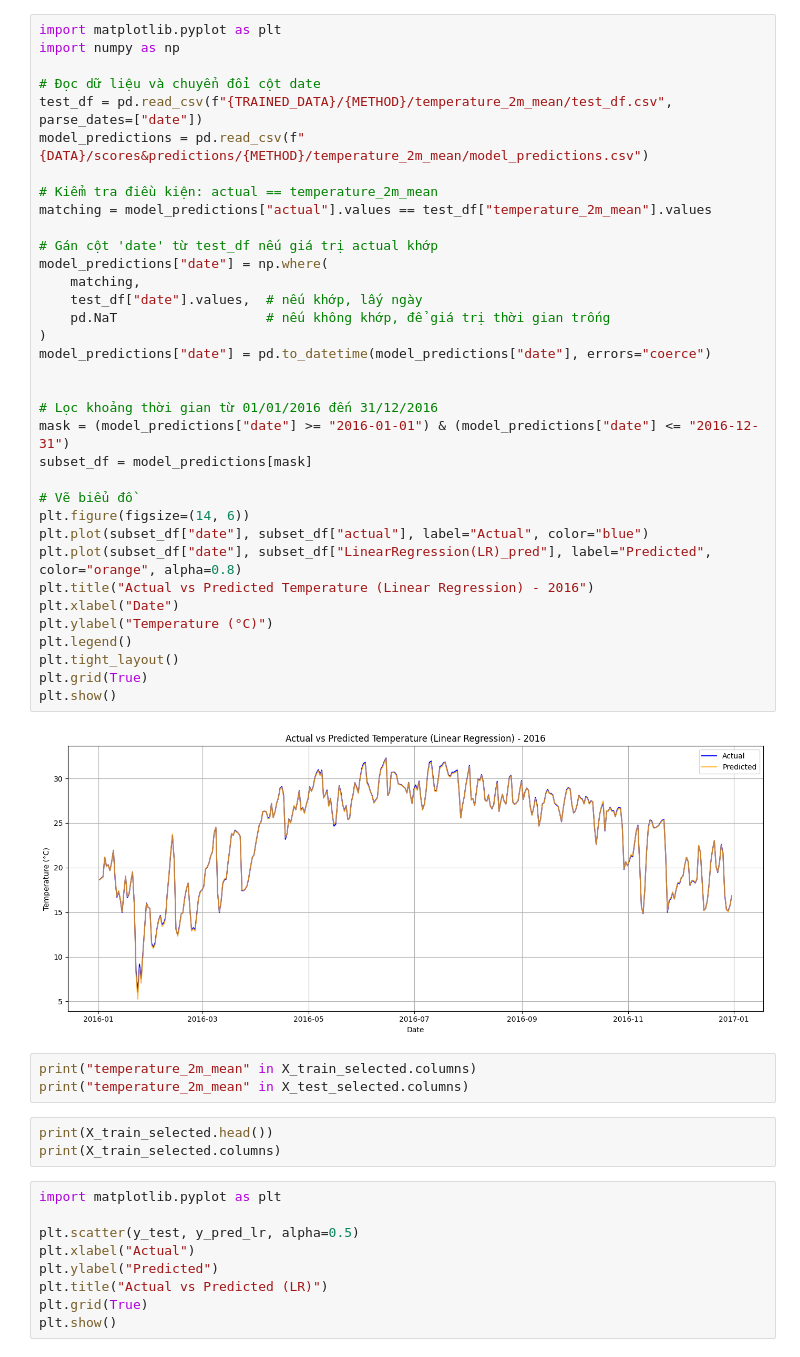
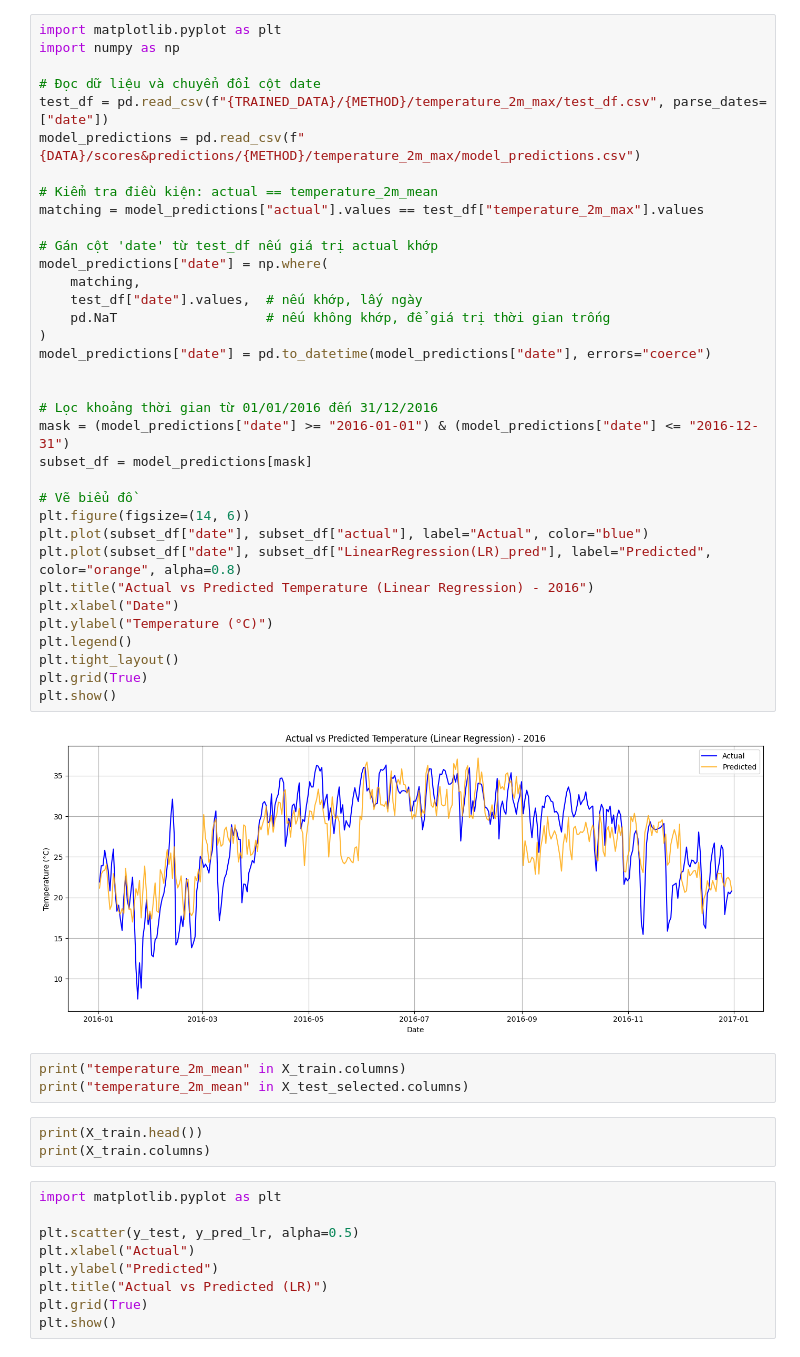
Before and after one commit to hieuDV-IT1-HUST/WeatherForecastML-DM, a Jupyter notebook: notebooks/models/LinearRegression.ipynb, the cells around one changed output. Drawn from its saved outputs; the diff is of its cells as text.

Commit message:
change method selecting features

```diff
--- a/notebooks/models/LinearRegression.ipynb
+++ b/notebooks/models/LinearRegression.ipynb
@@ -91,44 +139,44 @@ import matplotlib.pyplot as plt
 import numpy as np
 
 # Đọc dữ liệu và chuyển đổi cột date
-test_df = pd.read_csv(f"{TRAINED_DATA}/{METHOD}/temperature_2m_mean/test_df.csv", parse_dates=["date"])
-model_predictions = pd.read_csv(f"{DATA}/scores&predictions/{METHOD}/temperature_2m_mean/model_predictions.csv")
+test_df = pd.read_csv(f"{TRAINED_DATA}/{METHOD}/temperature_2m_max/test_df.csv", parse_dates=["date"])
+model_predictions = pd.read_csv(f"{DATA}/scores&predictions/{METHOD}/temperature_2m_max/model_predictions.csv")
 
 # Kiểm tra điều kiện: actual == temperature_2m_mean
-matching = model_predictions["actual"].values == test_df["temperature_2m_mean"].values
+matching = model_predictions["actual"].values == test_df["temperature_2m_max"].values
 
 # Gán cột 'date' từ test_df nếu giá trị actual khớp
 model_predictions["date"] = np.where(
     matching,
     test_df["date"].values,  # nếu khớp, lấy ngày
     pd.NaT                   # nếu không khớp, để giá trị thời gian trống
 )
 model_predictions["date"] = pd.to_datetime(model_predictions["date"], errors="coerce")
 
 
 # Lọc khoảng thời gian từ 01/01/2016 đến 31/12/2016
 mask = (model_predictions["date"] >= "2016-01-01") & (model_predictions["date"] <= "2016-12-31")
 subset_df = model_predictions[mask]
 
 # Vẽ biểu đồ
 plt.figure(figsize=(14, 6))
 plt.plot(subset_df["date"], subset_df["actual"], label="Actual", color="blue")
 plt.plot(subset_df["date"], subset_df["LinearRegression(LR)_pred"], label="Predicted", color="orange", alpha=0.8)
 plt.title("Actual vs Predicted Temperature (Linear Regression) - 2016")
 plt.xlabel("Date")
 plt.ylabel("Temperature (°C)")
 plt.legend()
 plt.tight_layout()
 plt.grid(True)
 plt.show()
 # %% [output]
-[figure, old version]
+[figure, new version]
 # %%
-print("temperature_2m_mean" in X_train_selected.columns)
+print("temperature_2m_mean" in X_train.columns)
 print("temperature_2m_mean" in X_test_selected.columns)
 # %%
-print(X_train_selected.head())
-print(X_train_selected.columns)
+print(X_train.head())
+print(X_train.columns)
 # %%
 import matplotlib.pyplot as plt
 
```
Also changed, not shown: parts of 3 cells of this notebook, 8 other files.
